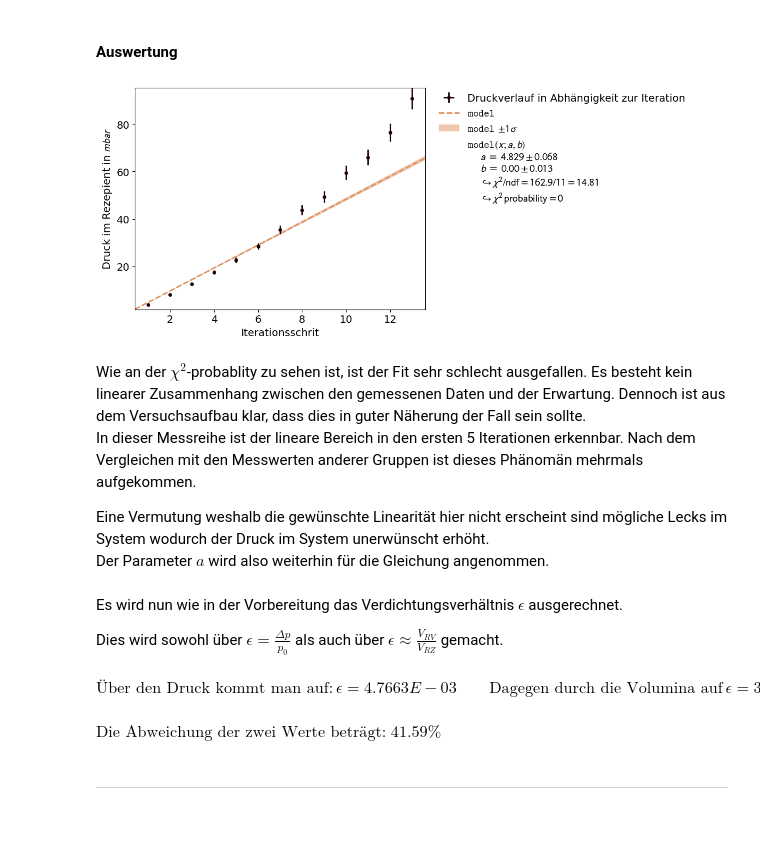
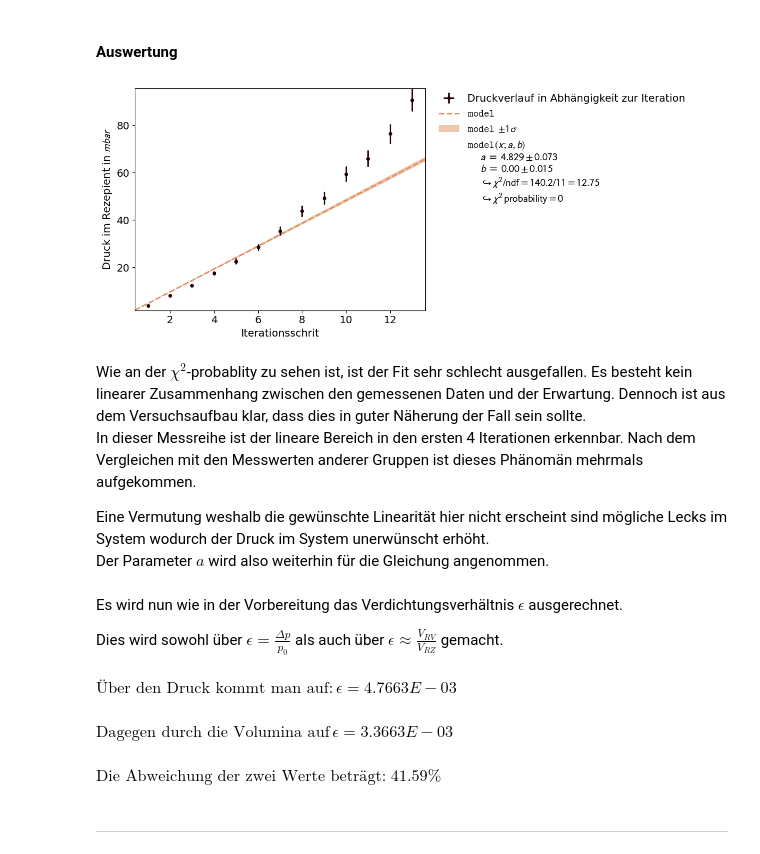
Before and after one commit to AlFa-Tier/Uni_codes, a Jupyter notebook: Praktikum/Vakuum/Vakuum.ipynb, the cells around one changed output. Drawn from its saved outputs; the diff is of its cells as text; code cells hidden in the pictures; blank space fills up the shorter version.

```diff
--- a/Praktikum/Vakuum/Vakuum.ipynb
+++ b/Praktikum/Vakuum/Vakuum.ipynb
@@ -857,33 +864,33 @@ steps = np.linspace(1,13,13)
 # Define the model funktion
 def model(x,a,b):
     return x*a+b
-
-# Make Dataset
-dataset_31 = kafe2.XYContainer(x_data=steps,y_data=p_3)
-dataset_31.axis_labels=['Iterationsschrit', 'Druck im Rezepient in $mbar$']
-dataset_31.label='Druckverlauf in Abhängigkeit zur Iteration'
-
-dataset_31.add_error(axis='x',err_val=0)
-dataset_31.add_error(axis='y',err_val=0.05*p_3)
-
-# creating Fit
-fit_31 = kafe2.Fit(dataset_31,model_function=model)
-fit_31.limit_parameter('b', lower=0)
-
-fit_31.do_fit()
-fit_result_31=kafe2.Plot([fit_31])
-
-# Get Parameter a
-a = fit_31.parameter_values[0]
-
-# Plot Fit Results
-fit_result_31.plot()
-plt.show()
-# %% [output]
-[figure, removed]
+# %%
+# Make Dataset
+dataset_31 = kafe2.XYContainer(x_data=steps,y_data=p_3)
+dataset_31.axis_labels=['Iterationsschrit', 'Druck im Rezepient in $mbar$']
+dataset_31.label='Druckverlauf in Abhängigkeit zur Iteration'
+
+dataset_31.add_error(axis='x',err_val=0)
+dataset_31.add_error(axis='y',err_val=0.0539,relative=True)
+
+# creating Fit
+fit_31 = kafe2.Fit(dataset_31,model_function=model)
+fit_31.limit_parameter('b', lower=0)
+
+fit_31.do_fit()
+fit_result_31=kafe2.Plot([fit_31])
+
+# Get Parameter a
+a = fit_31.parameter_values[0]
+
+# Plot Fit Results
+fit_result_31.plot()
+plt.show()
+# %% [output]
+[figure, added]
 # %% [markdown]
 Wie an der $\chi^2$-probablity zu sehen ist, ist der Fit sehr schlecht ausgefallen. Es besteht kein linearer Zusammenhang zwischen den gemessenen Daten und der Erwartung. Dennoch ist aus dem Versuchsaufbau klar, dass dies in guter Näherung der Fall sein sollte.
-In dieser Messreihe ist der lineare Bereich in den ersten 5 Iterationen erkennbar. Nach dem Vergleichen mit den Messwerten anderer Gruppen ist dieses Phänomän mehrmals aufgekommen.
+In dieser Messreihe ist der lineare Bereich in den ersten 4 Iterationen erkennbar. Nach dem Vergleichen mit den Messwerten anderer Gruppen ist dieses Phänomän mehrmals aufgekommen.
 
 Eine Vermutung weshalb die gewünschte Linearität hier nicht erscheint sind mögliche Lecks im System wodurch der Druck im System unerwünscht erhöht.
 Der Parameter $a$ wird also weiterhin für die Gleichung angenommen.
@@ -901,12 +908,13 @@ V_RZ = 10.1 # in liters
 e_1 = a/p_0
 e_2 = V_RV/V_RZ
 
-display(Math(rf'\text{{Über den Druck kommt man auf:}}\,\epsilon={e_1:.04E}\qquad \text{{Dagegen durch die Volumina auf}}\,\epsilon={e_2:.04E}'))
-
+display(Math(rf'\text{{Über den Druck kommt man auf:}}\,\epsilon={e_1:.04E}'))
+display(Math(rf'\text{{Dagegen durch die Volumina auf}}\,\epsilon={e_2:.04E}'))
 display(Math(rf'\text{{Die Abweichung der zwei Werte beträgt:}}\;{(e_1/e_2-1)*100:.02f}\%'))
 # %% [output]
-$\displaystyle \text{Über den Druck kommt man auf:}\,\epsilon=4.7663E-03\qquad \text{Dagegen durch die Volumina auf}\,\epsilon=3.3663E-03$
+$\displaystyle \text{Über den Druck kommt man auf:}\,\epsilon=4.7663E-03$
-$\displaystyle \text{Die Abweichung der zwei Werte beträgt:}\;41.59\%$
+$\displaystyle \text{Dagegen durch die Volumina auf}\,\epsilon=3.3663E-03$
+$\displaystyle \text{Die Abweichung der zwei Werte beträgt:}\;41.59\%$
 # %% [markdown]
 ---
 # %% [markdown]
```
Also changed, not shown: parts of 21 cells of this notebook.
